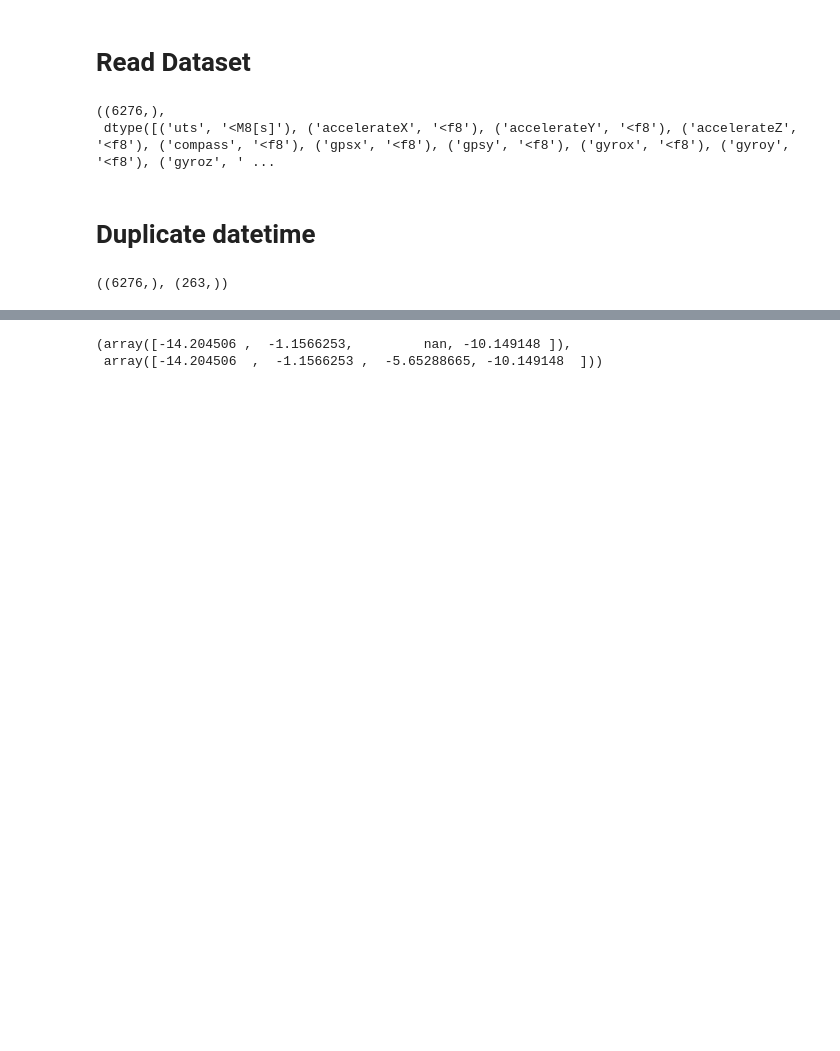
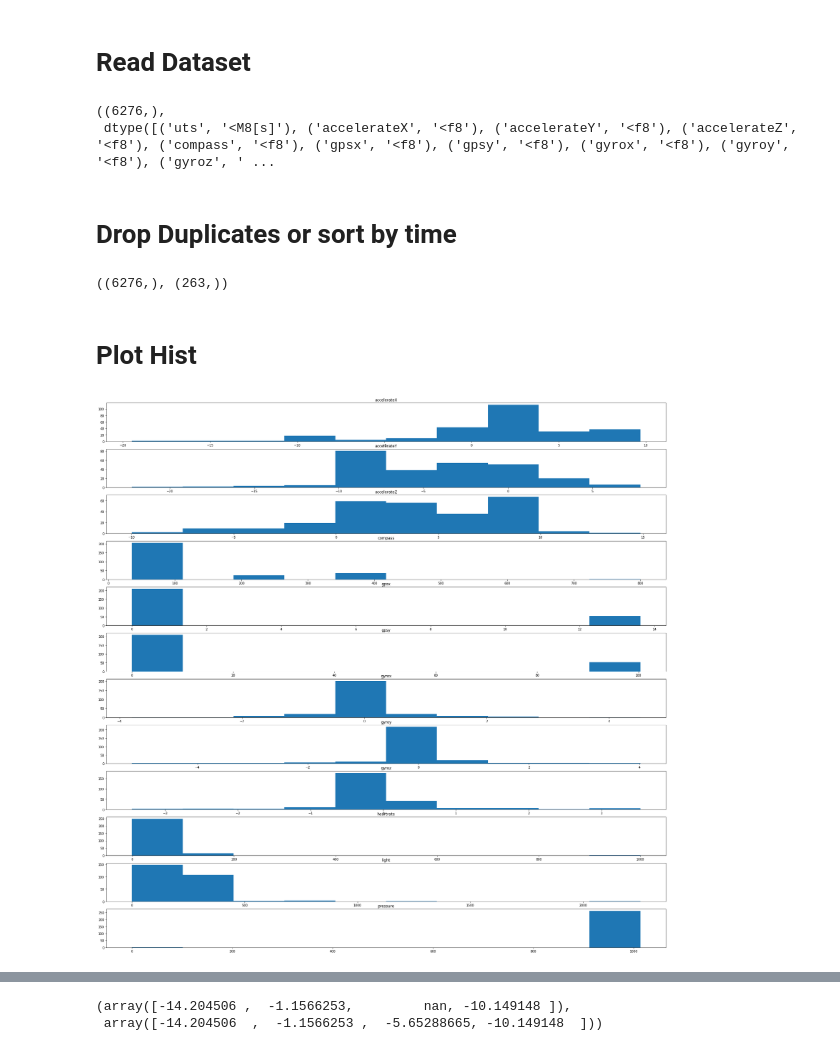
Before and after one commit to bdintu/machine-learning, a Jupyter notebook: lab1/lab1-1.ipynb, the cells around one changed output, grey strips where cells are left out. Saved outputs shown, nothing was run; the diff lists cells and outputs as text; code cells hidden in the pictures; blank space fills up the shorter version.

```diff
--- a/lab1/lab1-1.ipynb
+++ b/lab1/lab1-1.ipynb
@@ -40,12 +40,24 @@ rec_raw.shape, rec_raw.dtype
 # %% [output]
 ((6276,),
  dtype([('uts', '<M8[s]'), ('accelerateX', '<f8'), ('accelerateY', '<f8'), ('accelerateZ', '<f8'), ('compass', '<f8'), ('gpsx', '<f8'), ('gpsy', '<f8'), ('gyrox', '<f8'), ('gyroy', '<f8'), ('gyroz', ' ...
-# %% [markdown]
-# Duplicate datetime
+# %% [markdown]
+# Drop Duplicates or sort by time
 # %%
 u, rec_uni_index = np.unique(rec_raw['uts'], axis=0, return_index=True)
 rec_uni = rec_raw[rec_uni_index]
+rec_uni = np.sort(rec_uni, order='uts')
+
+rec = drop_fields(rec_uni, 'uts')
 
 rec_raw.shape, rec_uni.shape
 # %% [output]
 ((6276,), (263,))
+# %% [markdown]
+# Plot Hist
+# %%
+fig, ax = plt.subplots(len(rec.dtype), 1, figsize = (32, 32))
+for i, col in enumerate(rec.dtype.names):
+    ax[i].hist(rec[col])
+    ax[i].set_title(col)
+# %% [output]
+[figure, added]
```
Also changed, not shown: parts of 28 cells of this notebook, 2 other files.
